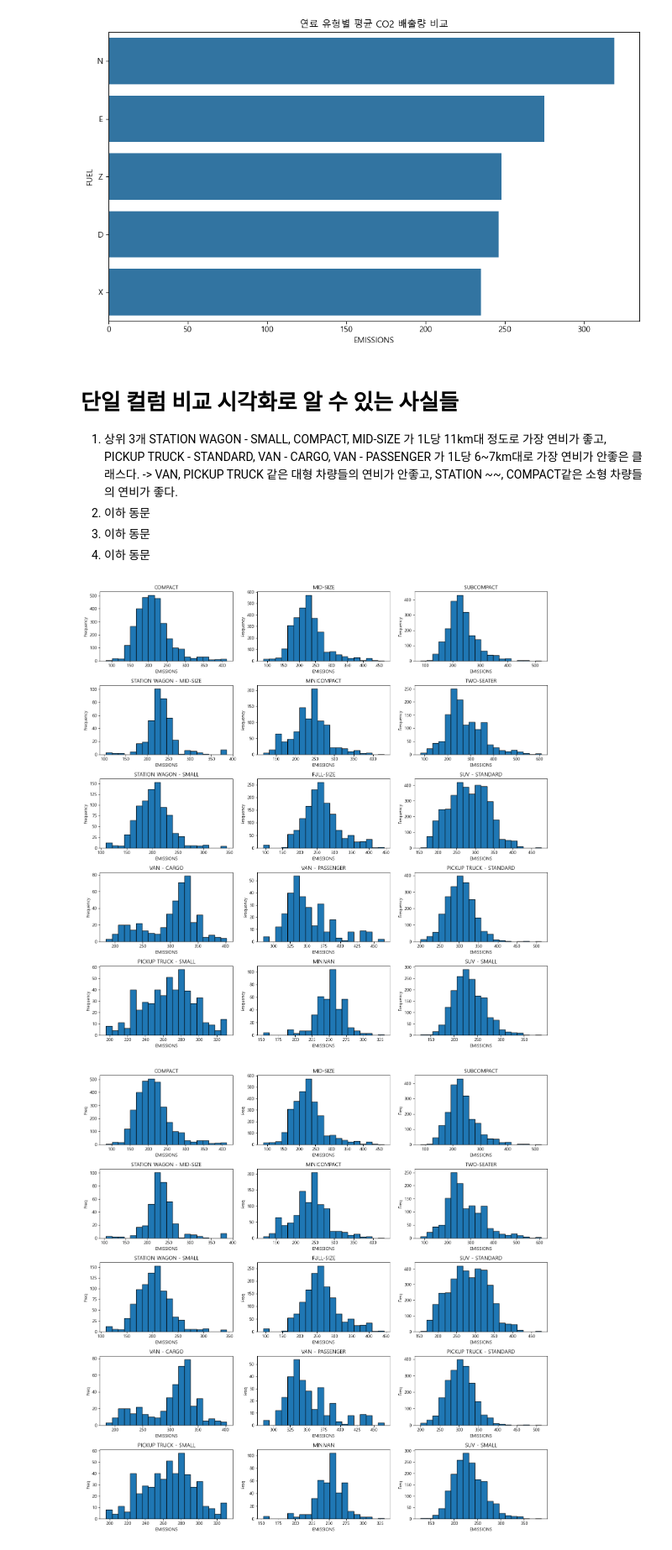
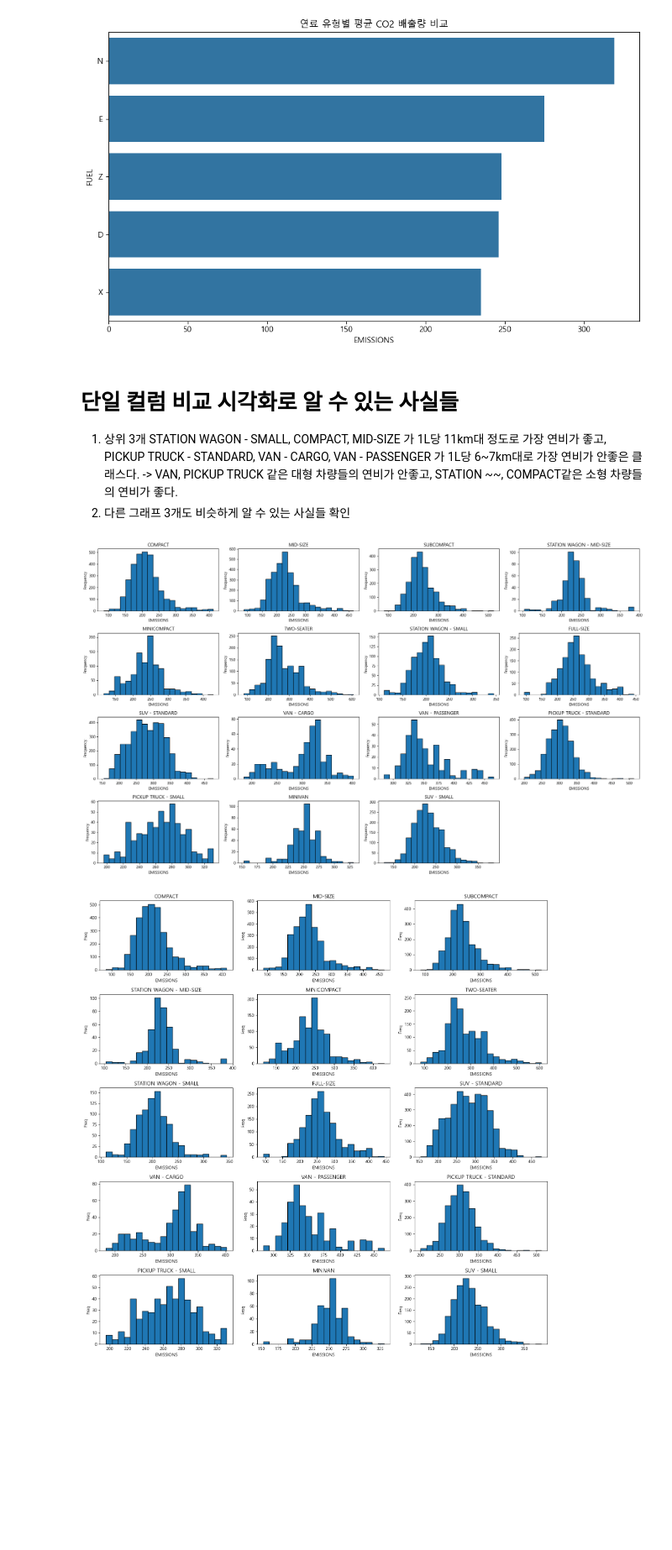
Before and after one commit to kimfaru-git/eco-mobility-performance-analysis, a Jupyter notebook: 02_analysis.ipynb, the cells around one changed output. Shown at 84% size. Saved outputs shown, nothing was run; the diff lists cells and outputs as text; code cells hidden in the pictures; blank space fills up the shorter version.

```diff
--- a/02_analysis.ipynb
+++ b/02_analysis.ipynb
@@ -148,11 +148,9 @@ plt.show()
 1. 상위 3개 STATION WAGON - SMALL, COMPACT, MID-SIZE 가 1L당 11km대 정도로 가장 연비가 좋고,
 PICKUP TRUCK - STANDARD, VAN - CARGO, VAN - PASSENGER 가 1L당 6~7km대로 가장 연비가 안좋은 클래스다.
 -> VAN, PICKUP TRUCK 같은 대형 차량들의 연비가 안좋고, STATION ~~, COMPACT같은 소형 차량들의 연비가 좋다.
-2. 이하 동문
-3. 이하 동문
-4. 이하 동문
+2. 다른 그래프 3개도 비슷하게 알 수 있는 사실들 확인
 # %%
-# 차량 클래스별 표본 분포 히스토그램 확인하기 -> 평균과 중앙 값중 어떤 것을 주요 지표로 할지 보기 위해..?
+# 차량 클래스별 표본 분포 히스토그램 확인하기 -> 평균과 중앙 값중 어떤 것을 주요 지표로 할지 보기 위해.
 import matplotlib.pyplot as plt
 import math
 
@@ -160,35 +158,35 @@ import math
 car_types = df['VEHICLE CLASS'].unique()
 
 # 한 줄에 몇 개의 그래프를 놓을지
-cols = 3
+cols = 4
 
 # 필요한 행 개수 계산 (그래프 개수에 맞게)
 rows = math.ceil(len(car_types) / cols) # 필요한 행 수 # math.ceil: 올림 함수로 car_types 개수에 맞게 3으로 나눠서 나눈 값을 올려 행 수로 지정
 
 # 서브플롯 생성
 fig, axes = plt.subplots(rows, cols, figsize=(cols * 5, rows * 3)) # figsize=(cols*5, rows*4): 한 그래프당 가로5 세로4
 
 # 차량 클래스별로 반복
 for i in range(len(car_types)):
     row = i // cols      # 몇 번째 행인지 # 만약 i가 0이면 0//3 = 0, i가 3이면 3//3 = 1 :목 계산
     col = i % cols       # 몇 번째 열인지 # 만약 i가 0이면 0%3 = 0, i가 2이면 2%3 = 2 : 나머지 계산
 
     sub = df[df['VEHICLE CLASS'] == car_types[i]] # df에서 차량클래스가 car_type에서 i번째 값과 같은 행만 가져와서 df형태인 sub로 반환
     axes[row][col].hist(sub['EMISSIONS'], bins=20, edgecolor='black')# axes[row][col].~ 형태는 row번째 행, col번째 열 위치에 히스토그램을 그림
     axes[row][col].set_title(car_types[i])
     axes[row][col].set_xlabel('EMISSIONS')
     axes[row][col].set_ylabel('Frequency')
 
 # 남는 빈 그래프 제거
 for j in range(len(car_types), rows * cols): # 차 종류 수부터 (차 종류수/3의 올린 값 곱하기 3)값 전까지 j에 넣음 -> range(15, 15/3 *3)
     row = j // cols # 몫 계산
     col = j % cols # 나머지 계산
     fig.delaxes(axes[row][col]) # fig.delaxes(axes[row][col]): 지정한 Figure에서 row번째 행, col번째 열에 위치한 그래프를 제거해라
 
 plt.tight_layout()
 plt.show()
 # %% [output]
-[figure, old version]
+[figure, new version]
 # %%
 # 좀 더 짧은 그래프 통합 코드
 import matplotlib.pyplot as plt
```
Also changed, not shown: parts of 14 cells of this notebook.
